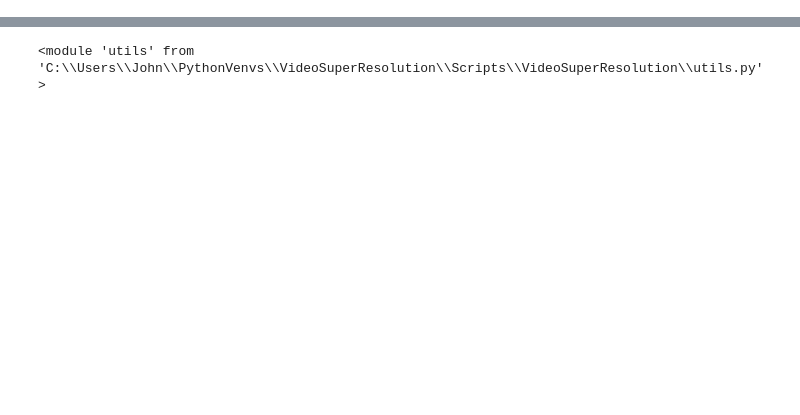
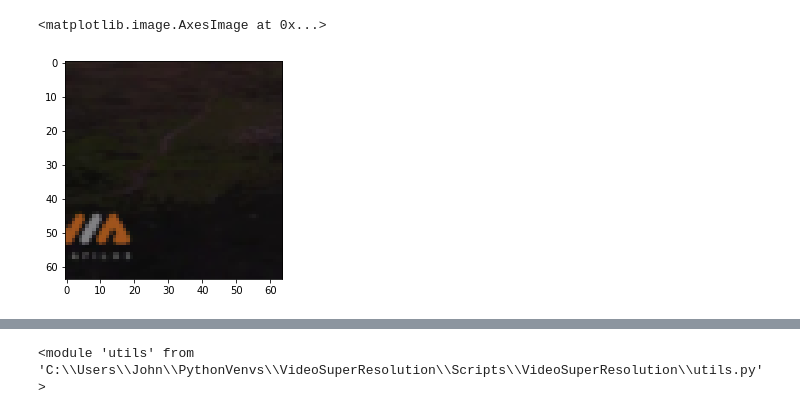
Before and after one commit to JRJacoby/VideoSuperResolution, a Jupyter notebook: VideoSuperResolution.ipynb, the cells around one changed output, grey strips where cells are left out. Cells and saved outputs as stored; diff of their text form; code cells hidden in the pictures; blank space fills up the shorter version.

```diff
--- a/VideoSuperResolution.ipynb
+++ b/VideoSuperResolution.ipynb
@@ -23,28 +23,52 @@ class SuperResNetwork(nn.Module):
     def __init__(self):
         super(SuperResNetwork, self).__init__()
 
-        self.input_layer = nn.Conv2d(6, 8, (3, 3))
-        self.output_layer = nn.ConvTranspose2d(8, 3, (3, 3))
+        self.input_layer = nn.Conv2d(51, 16, (3, 3), padding=1)
+        self.output_layer = nn.ConvTranspose2d(16, 3, (4, 4), stride=4)
         self.activation = nn.ReLU()
 
     def forward(self, x):
         first_input = x[0, :, :, :, :]
         sequence_length = x.shape[0]
+        self.batch_size = x.shape[1]
+        initial_zeros = torch.zeros((self.batch_size, 48, 64, 64), device='cuda:0')
 
-        y = self.input_layer(torch.cat([first_input, torch.zeros_like(first_input)], dim=1)) # concatenate the first input with zeros in the channel dimension
+        y = self.input_layer(torch.cat([first_input, initial_zeros], dim=1)) # concatenate the first input with zeros in the channel dimension
         y = self.activation(y)
         y = self.output_layer(y)
         y = torch.sigmoid(y)
         output = torch.unsqueeze(y, 0)
 
         for i in range(1, sequence_length):
-            y = self.input_layer(torch.cat([x[i, :, :, :, :], output[i - 1, :, :, :, :]], dim=1))
+            y = self.input_layer(torch.cat([x[i, :, :, :, :], self.space_to_depth(output[i - 1, :, :, :, :])], dim=1))
             y = self.activation(y)
             y = self.output_layer(y)
             y = torch.sigmoid(y)
             output = torch.cat([output, torch.unsqueeze(y, 0)], dim=0)
 
         return output
+
+    def space_to_depth(self, HR_frames):
+        LR_depth_frames = torch.empty((self.batch_size, 48, 64, 64), device='cuda:0')
+
+        LR_depth_frames[:, 0:3, :, :] = HR_frames[:, :, ::4, ::4]
+        LR_depth_frames[:, 3:6, :, :] = HR_frames[:, :, 1::4, ::4]
+        LR_depth_frames[:, 6:9, :, :] = HR_frames[:, :, 2::4, ::4]
+        LR_depth_frames[:, 9:12, :, :] = HR_frames[:, :, 3::4, ::4]
+        LR_depth_frames[:, 12:15, :, :] = HR_frames[:, :, ::4, 1::4]
+        LR_depth_frames[:, 15:18, :, :] = HR_frames[:, :, 1::4, 1::4]
+        LR_depth_frames[:, 18:21, :, :] = HR_frames[:, :, 2::4, 1::4]
+        LR_depth_frames[:, 21:24, :, :] = HR_frames[:, :, 3::4, 1::4]
+        LR_depth_frames[:, 24:27, :, :] = HR_frames[:, :, ::4, 2::4]
+        LR_depth_frames[:, 27:30, :, :] = HR_frames[:, :, 1::4, 2::4]
+        LR_depth_frames[:, 30:33, :, :] = HR_frames[:, :, 2::4, 2::4]
+        LR_depth_frames[:, 33:36, :, :] = HR_frames[:, :, 3::4, 2::4]
+        LR_depth_frames[:, 36:39, :, :] = HR_frames[:, :, ::4, 3::4]
+        LR_depth_frames[:, 39:42, :, :] = HR_frames[:, :, 1::4, 3::4]
+        LR_depth_frames[:, 42:45, :, :] = HR_frames[:, :, 2::4, 3::4]
+        LR_depth_frames[:, 45:48, :, :] = HR_frames[:, :, 3::4, 3::4]
+
+        return LR_depth_frames
 # %%
 # Define the network, loss function, and optimizer
 
@@ -90,3 +114,8 @@ with h5py.File(r'E:\hdf5_file.hdf5', 'r') as data:
 
         writer.add_scalar('Loss/Train', loss, i)
         writer.add_scalar('Loss/Validation', val_loss, i)
+# %%
+plt.imshow(x[0, 0, :, :, :].cpu().detach().permute(1, 2, 0))
+# %% [output]
+<matplotlib.image.AxesImage at 0x...>
+[figure, added]
```
Also changed, not shown: parts of 3 cells of this notebook, 22 other files.
